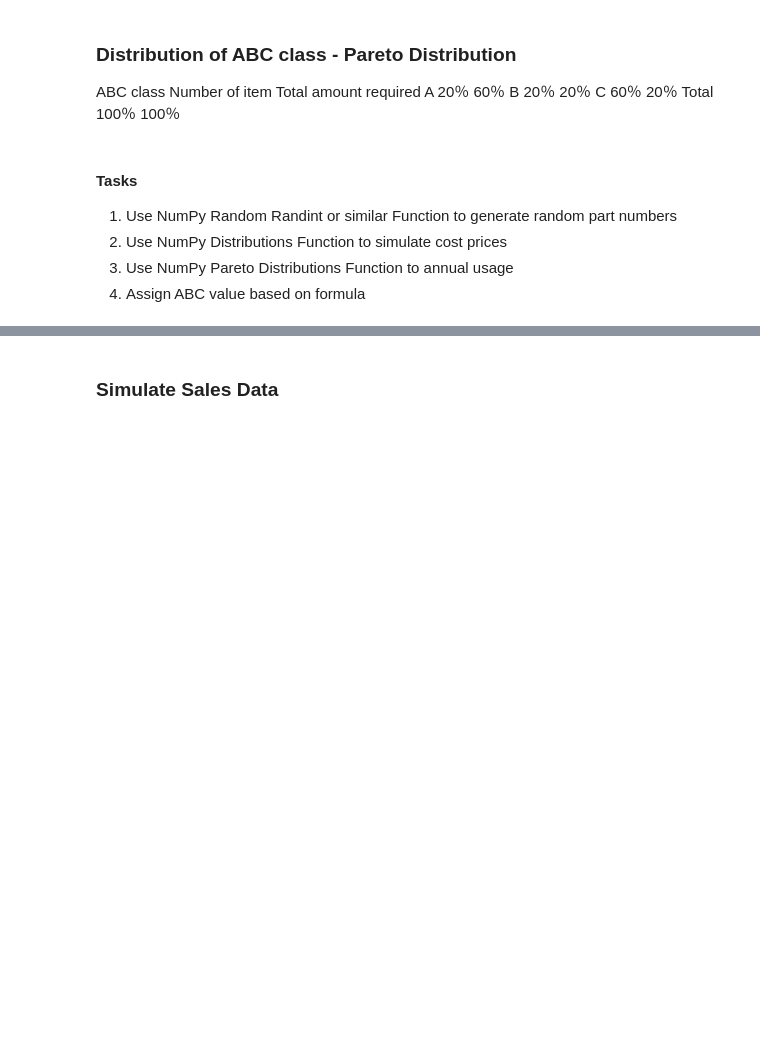
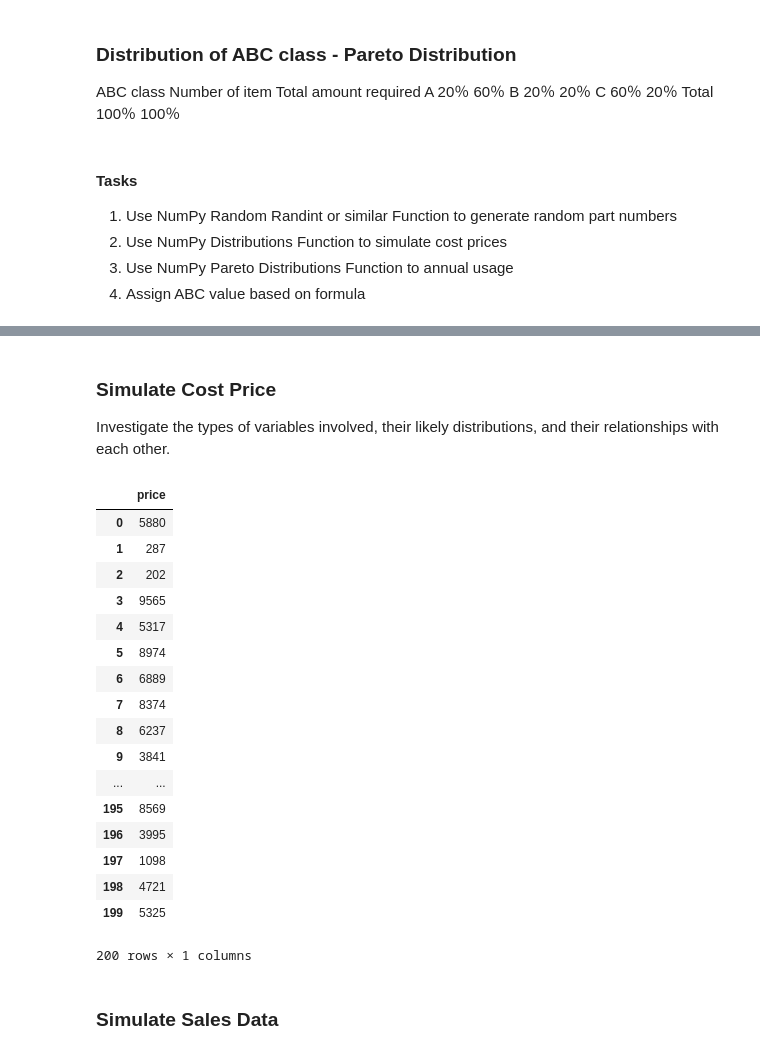
Before and after one commit to pcaulfie/ProgDA-Project, a Jupyter notebook: ProgDA-Project.ipynb, the cells around one changed output, grey strips where cells are left out. Cells and saved outputs as stored; diff of their text form; code cells hidden in the pictures; blank space fills up the shorter version.

```diff
--- a/ProgDA-Project.ipynb
+++ b/ProgDA-Project.ipynb
@@ -62,4 +66,38 @@ parts.to_frame() # https://pandas.pydata.org/pandas-docs/stable/reference/api/pa
 200 rows × 1 columns
+# %% [markdown]
+### Simulate Cost Price
+Investigate the types of variables involved, their likely distributions, and their
+relationships with each other.
+# %%
+# Generate 200 random integers taken from a specified range in a discrete uniform distribution.
+# adapted from https://www.geeksforgeeks.org/python-randint-function/
+
+# Define parameters for the function.
+min, max, size = (10 , 9999 , 200) # Define parameters for numpy.random.randint() function
+
+# create a pandas dataframe called price, which contains an array of 200 random integers between 10 and 9999.
+# solution adapted from https://stackoverflow.com/a/23671779
+df2 = pd.DataFrame(np.random.randint(min, max, size), columns=['price'])
+df2
+# %% [output]
+|  | price |
+| 0 | 5880 |
+| 1 | 287 |
+| 2 | 202 |
+| 3 | 9565 |
+| 4 | 5317 |
+| 5 | 8974 |
+| 6 | 6889 |
+| 7 | 8374 |
+| 8 | 6237 |
+| 9 | 3841 |
+| ... | ... |
+| 195 | 8569 |
+| 196 | 3995 |
+| 197 | 1098 |
+| 198 | 4721 |
+| 199 | 5325 |
+200 rows × 1 columns
 # %% [markdown]
 ### Simulate Sales Data
 # %%
```
Also changed, not shown: parts of 10 cells of this notebook.
